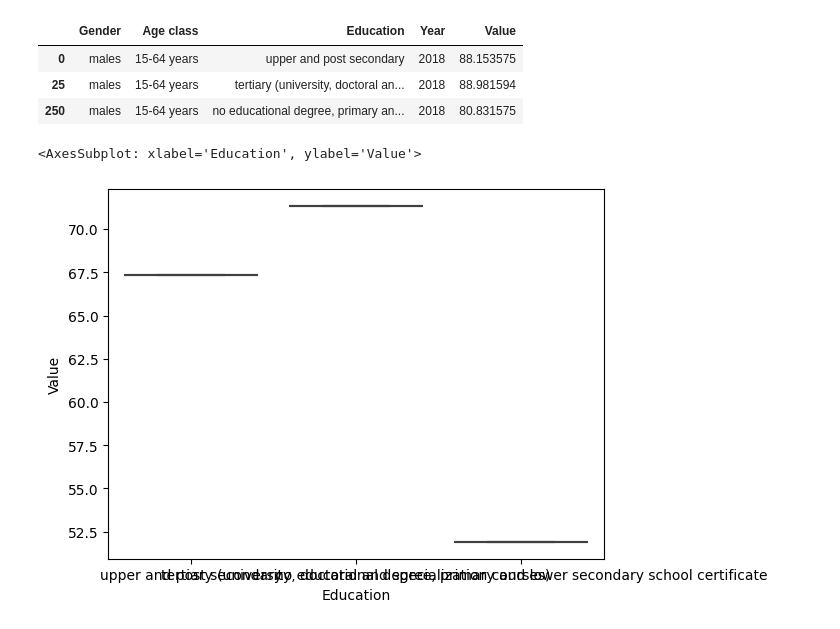
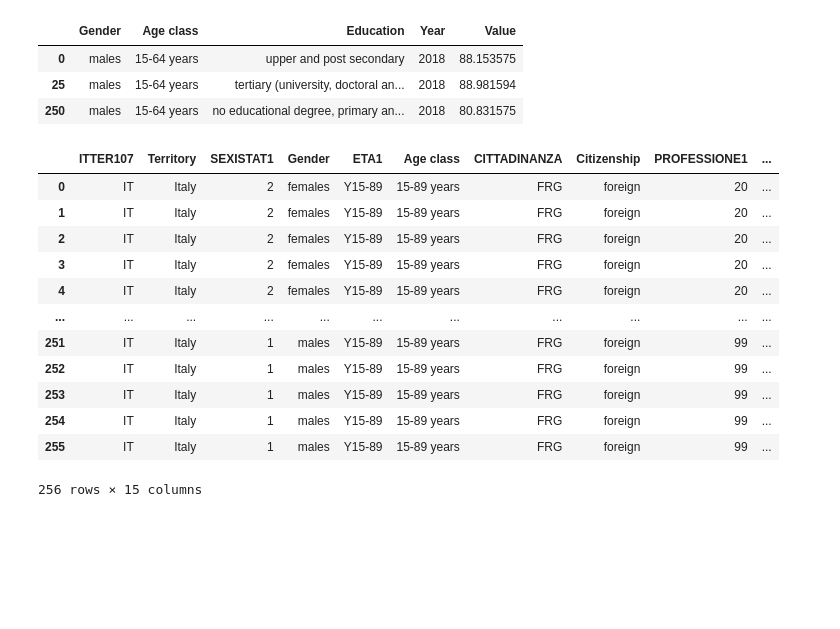
Before and after one commit to openaccesstoimmigrants/EmpowerItaly, a Jupyter notebook: Data_Management.ipynb, the cells around one changed output. Saved outputs shown, nothing was run; the diff lists cells and outputs as text; code cells hidden in the pictures; blank space fills up the shorter version.

```diff
--- a/Data_Management.ipynb
+++ b/Data_Management.ipynb
@@ -148,7 +147,18 @@ merged.to_csv(filepath)
-# %%
-import seaborn as sns
-
-sns.boxplot(data=act_females_18, x='Education', y='Value', palette='Blues')
-# %% [output]
-<AxesSubplot: xlabel='Education', ylabel='Value'>
-[figure, removed]
+# %%
+df_occ = pd.read_csv("_datasets/ISTAT_Sex_Occupation_region[2018-2022].csv", sep=",")
+
+df_occ
+# %% [output]
+|  | ITTER107 | Territory | SEXISTAT1 | Gender | ETA1 | Age class | CITTADINANZA | Citizenship | PROFESSIONE1 | ... |
+| 0 | IT | Italy | 2 | females | Y15-89 | 15-89 years | FRG | foreign | 20 | ... |
+| 1 | IT | Italy | 2 | females | Y15-89 | 15-89 years | FRG | foreign | 20 | ... |
+| 2 | IT | Italy | 2 | females | Y15-89 | 15-89 years | FRG | foreign | 20 | ... |
+| 3 | IT | Italy | 2 | females | Y15-89 | 15-89 years | FRG | foreign | 20 | ... |
+| 4 | IT | Italy | 2 | females | Y15-89 | 15-89 years | FRG | foreign | 20 | ... |
+| ... | ... | ... | ... | ... | ... | ... | ... | ... | ... | ... |
+| 251 | IT | Italy | 1 | males | Y15-89 | 15-89 years | FRG | foreign | 99 | ... |
+| 252 | IT | Italy | 1 | males | Y15-89 | 15-89 years | FRG | foreign | 99 | ... |
+| 253 | IT | Italy | 1 | males | Y15-89 | 15-89 years | FRG | foreign | 99 | ... |
+| 254 | IT | Italy | 1 | males | Y15-89 | 15-89 years | FRG | foreign | 99 | ... |
+| 255 | IT | Italy | 1 | males | Y15-89 | 15-89 years | FRG | foreign | 99 | ... |
+256 rows × 15 columns
```
Also changed, not shown: parts of 8 cells of this notebook.
